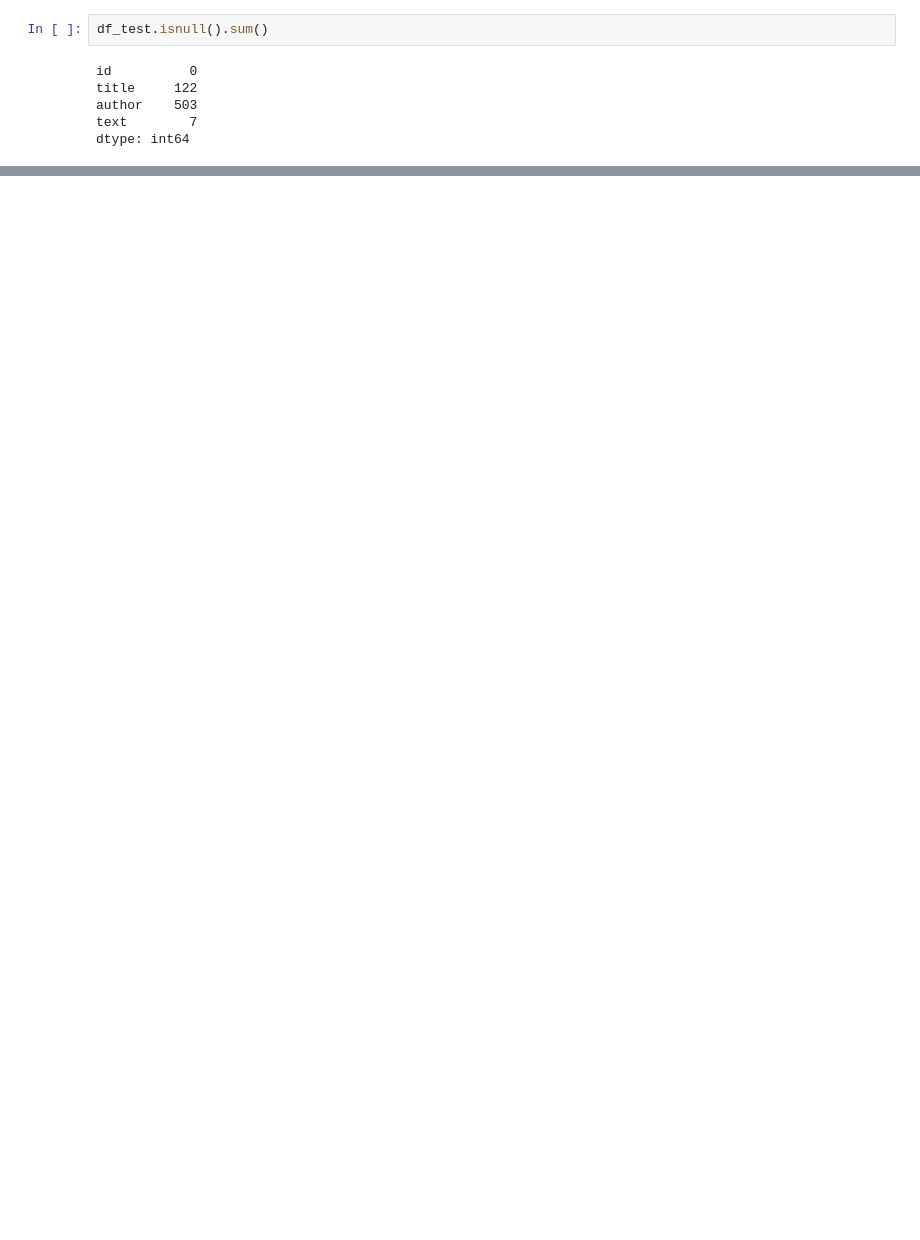
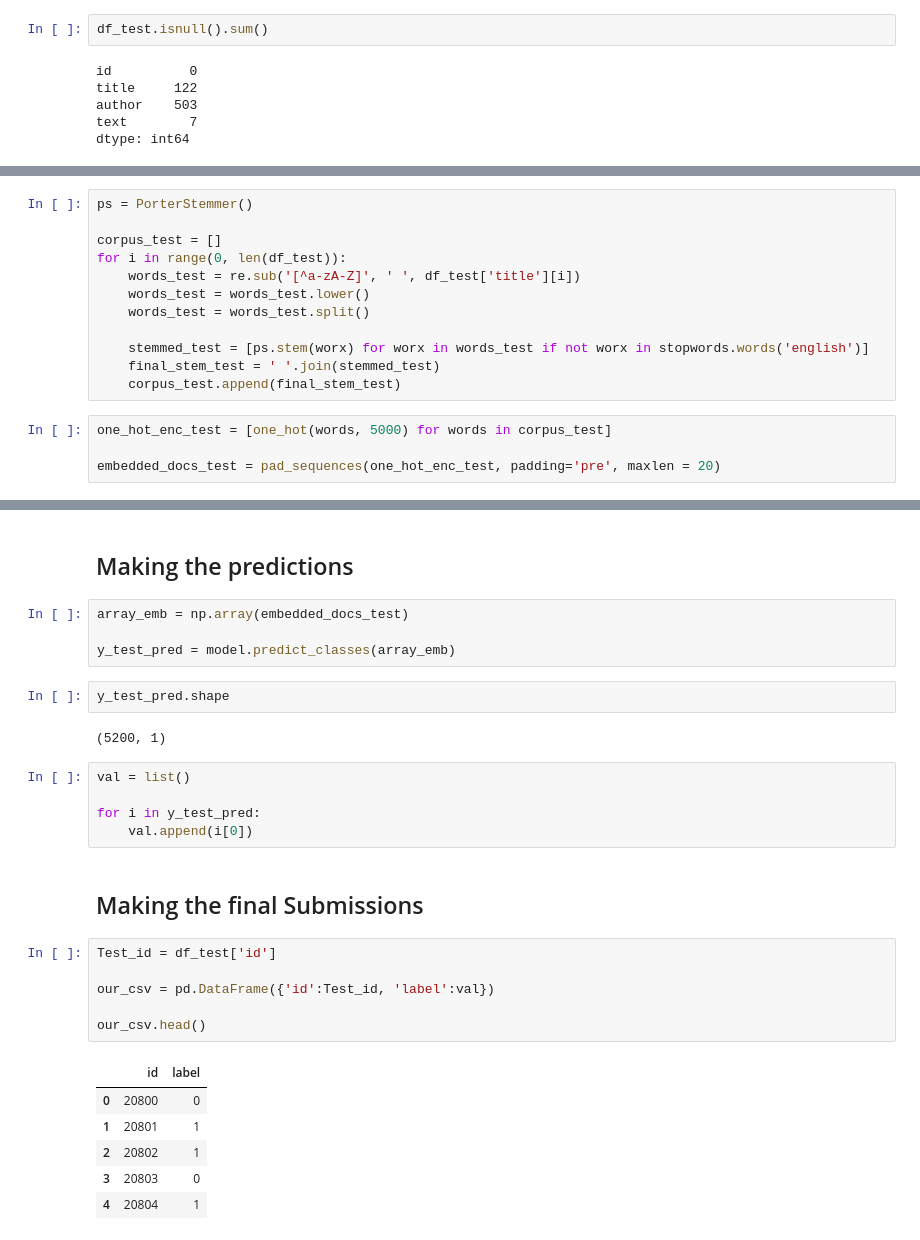
Before and after one commit to anshulsingh8101/Fake_news_classifier, a Jupyter notebook: fake_news_LSTM.ipynb, the cells around one changed output, grey strips where cells are left out. Cells and saved outputs as stored; diff of their text form; blank space fills up the shorter version.

Commit message:
model

```diff
--- a/fake_news_LSTM.ipynb
+++ b/fake_news_LSTM.ipynb
@@ -529,0 +361,16 @@ accuracy score with alpha 0.9 : 0.8939393939393939
+# %%
+ps = PorterStemmer()
+
+corpus_test = []
+for i in range(0, len(df_test)):
+    words_test = re.sub('[^a-zA-Z]', ' ', df_test['title'][i])
+    words_test = words_test.lower()
+    words_test = words_test.split()
+
+    stemmed_test = [ps.stem(worx) for worx in words_test if not worx in stopwords.words('english')]
+    final_stem_test = ' '.join(stemmed_test)
+    corpus_test.append(final_stem_test)
+# %%
+one_hot_enc_test = [one_hot(words, 5000) for words in corpus_test]
+
+embedded_docs_test = pad_sequences(one_hot_enc_test, padding='pre', maxlen = 20)
@@ -529,0 +387,30 @@ accuracy score with alpha 0.9 : 0.8939393939393939
+# %% [markdown]
+## Making the predictions
+# %%
+array_emb = np.array(embedded_docs_test)
+
+y_test_pred = model.predict_classes(array_emb)
+# %%
+y_test_pred.shape
+# %% [output]
+(5200, 1)
+# %%
+val = list()
+
+for i in y_test_pred:
+    val.append(i[0])
+# %% [markdown]
+## Making the final Submissions
+# %%
+Test_id = df_test['id']
+
+our_csv = pd.DataFrame({'id':Test_id, 'label':val})
+
+our_csv.head()
+# %% [output]
+|  | id | label |
+| 0 | 20800 | 0 |
+| 1 | 20801 | 1 |
+| 2 | 20802 | 1 |
+| 3 | 20803 | 0 |
+| 4 | 20804 | 1 |
```
Also changed, not shown: parts of 110 cells of this notebook, 30 other files.
